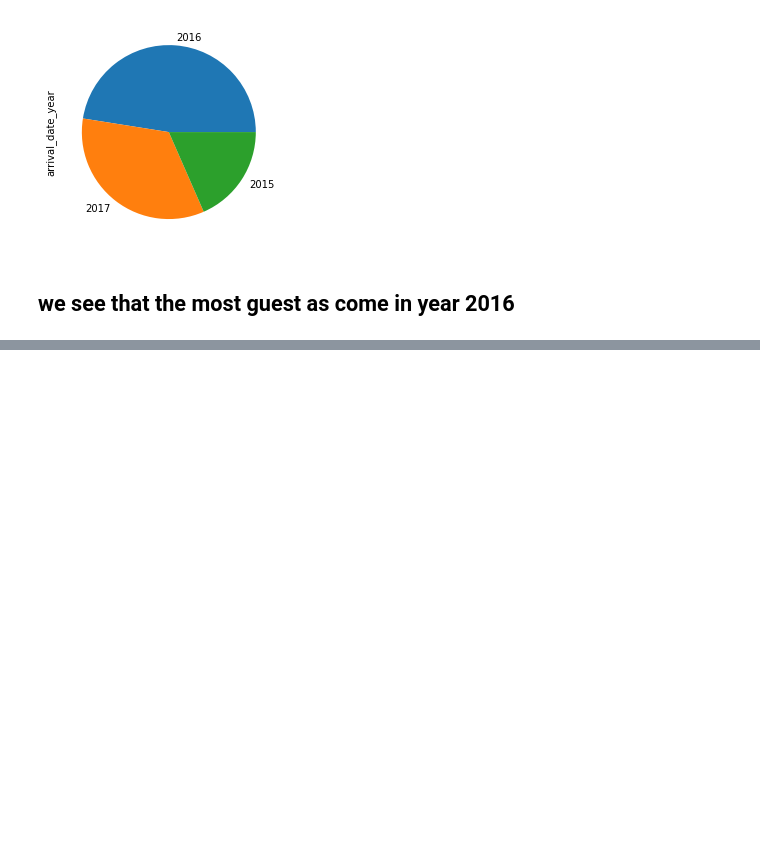
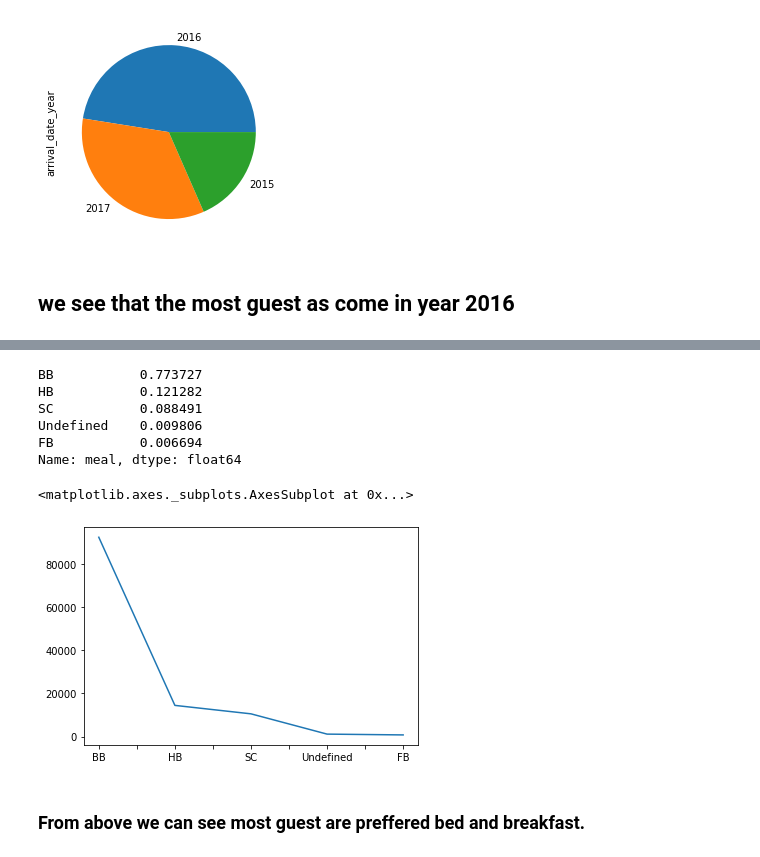
Before and after one commit to ashu08520/ashu08520, a Jupyter notebook: First_Project_Hotel_Booking_Analysis_Capstone_Project.ipynb, the cells around one changed output, grey strips where cells are left out. Saved outputs shown, nothing was run; the diff lists cells and outputs as text; code cells hidden in the pictures; blank space fills up the shorter version.

```diff
--- a/First_Project_Hotel_Booking_Analysis_Capstone_Project.ipynb
+++ b/First_Project_Hotel_Booking_Analysis_Capstone_Project.ipynb
@@ -465,0 +476,16 @@ df['arrival_date_year'].value_counts().plot.pie()
+# %%
+df.meal.value_counts(normalize=True)
+# %% [output]
+BB           0.773727
+HB           0.121282
+SC           0.088491
+Undefined    0.009806
+FB           0.006694
+Name: meal, dtype: float64
+# %%
+df['meal'].value_counts().plot.line()
+# %% [output]
+<matplotlib.axes._subplots.AxesSubplot at 0x...>
+[figure, added]
+# %% [markdown]
+### From above we can see most guest are preffered bed and breakfast.
```
Also changed, not shown: parts of 15 cells of this notebook.
